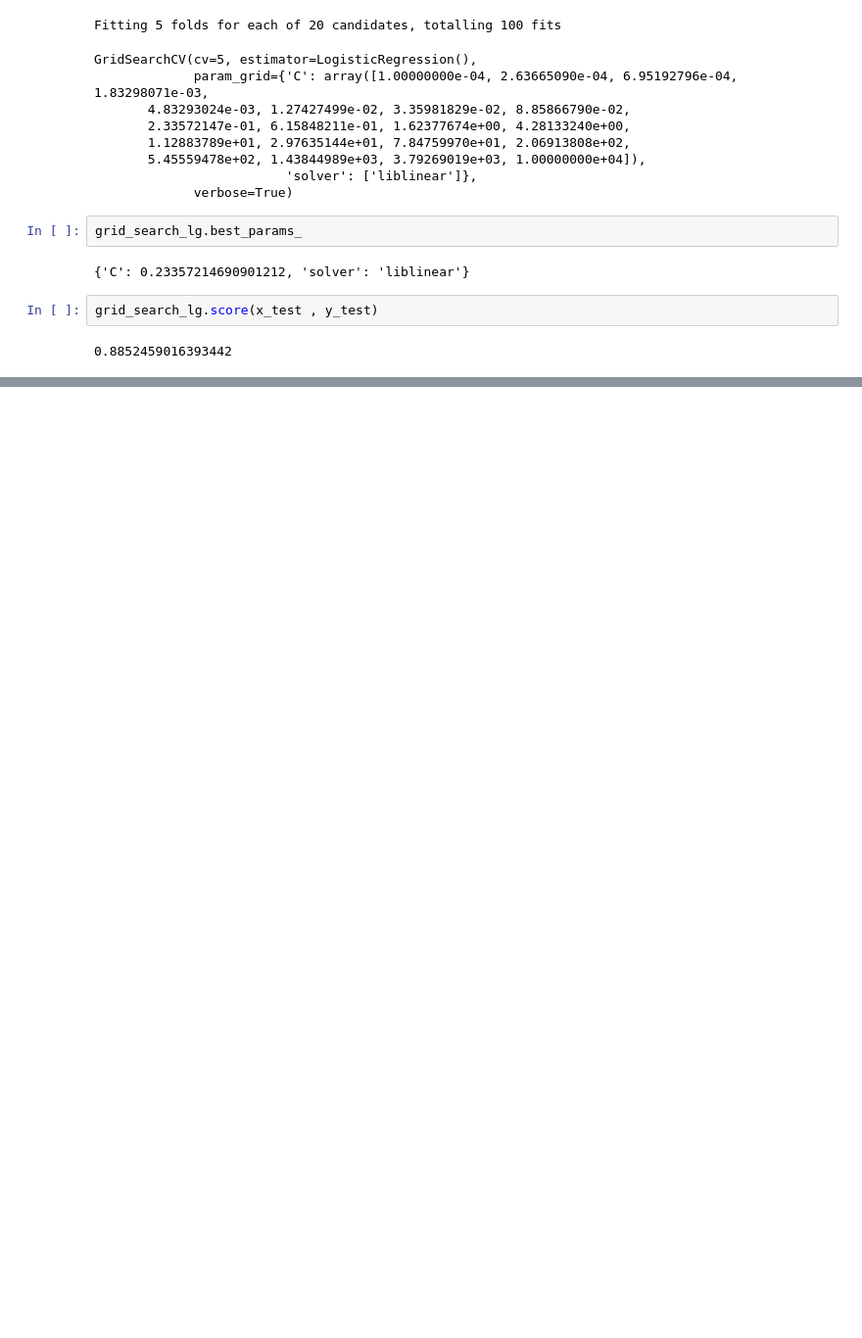
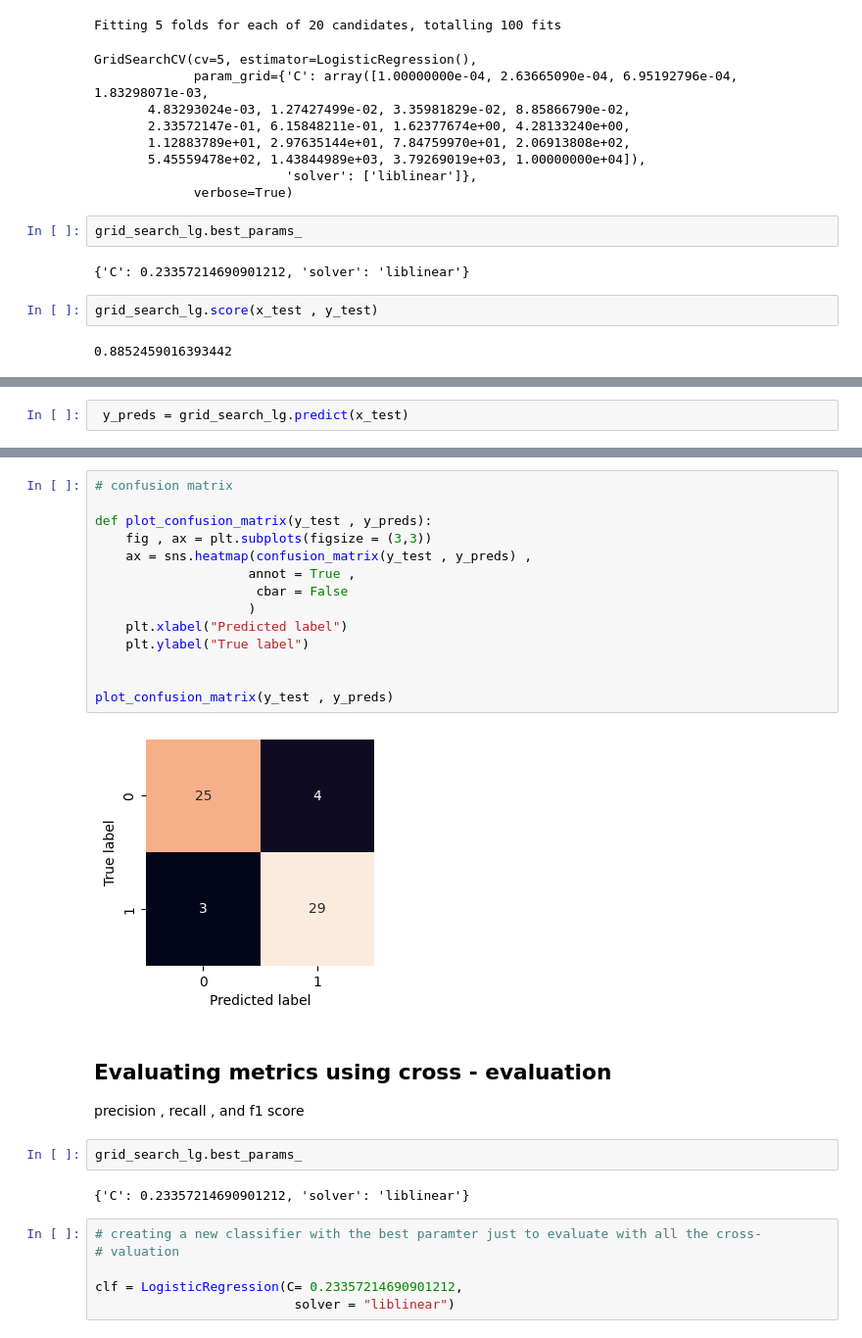
Before and after one commit to amankr2301/heart_disease_predictor_project, a Jupyter notebook: heart-disease-prediction-project.ipynb, the cells around one changed output, grey strips where cells are left out. Shown at 98% size. Cells and saved outputs as stored; diff of their text form; blank space fills up the shorter version.

Commit message:
Kaggle Notebook | Heart_disease_prediction_project | Heart_disease_prediction_project

```diff
--- a/heart-disease-prediction-project.ipynb
+++ b/heart-disease-prediction-project.ipynb
@@ -514,0 +523,2 @@ grid_search_lg.score(x_test , y_test)
+# %%
+ y_preds = grid_search_lg.predict(x_test)
@@ -514,0 +532,30 @@ grid_search_lg.score(x_test , y_test)
+# %%
+# confusion matrix
+
+def plot_confusion_matrix(y_test , y_preds):
+    fig , ax = plt.subplots(figsize = (3,3))
+    ax = sns.heatmap(confusion_matrix(y_test , y_preds) ,
+                    annot = True ,
+                     cbar = False
+                    )
+    plt.xlabel("Predicted label")
+    plt.ylabel("True label")
+
+
+plot_confusion_matrix(y_test , y_preds)
+# %% [output]
+[figure, added]
+# %% [markdown]
+## Evaluating metrics using cross - evaluation
+
+precision , recall , and f1 score
+# %%
+grid_search_lg.best_params_
+# %% [output]
+{'C': 0.23357214690901212, 'solver': 'liblinear'}
+# %%
+# creating a new classifier with the best paramter just to evaluate with all the cross-
+# valuation
+
+clf = LogisticRegression(C= 0.23357214690901212,
+                          solver = "liblinear")
```
Also changed, not shown: parts of 6 cells of this notebook.
